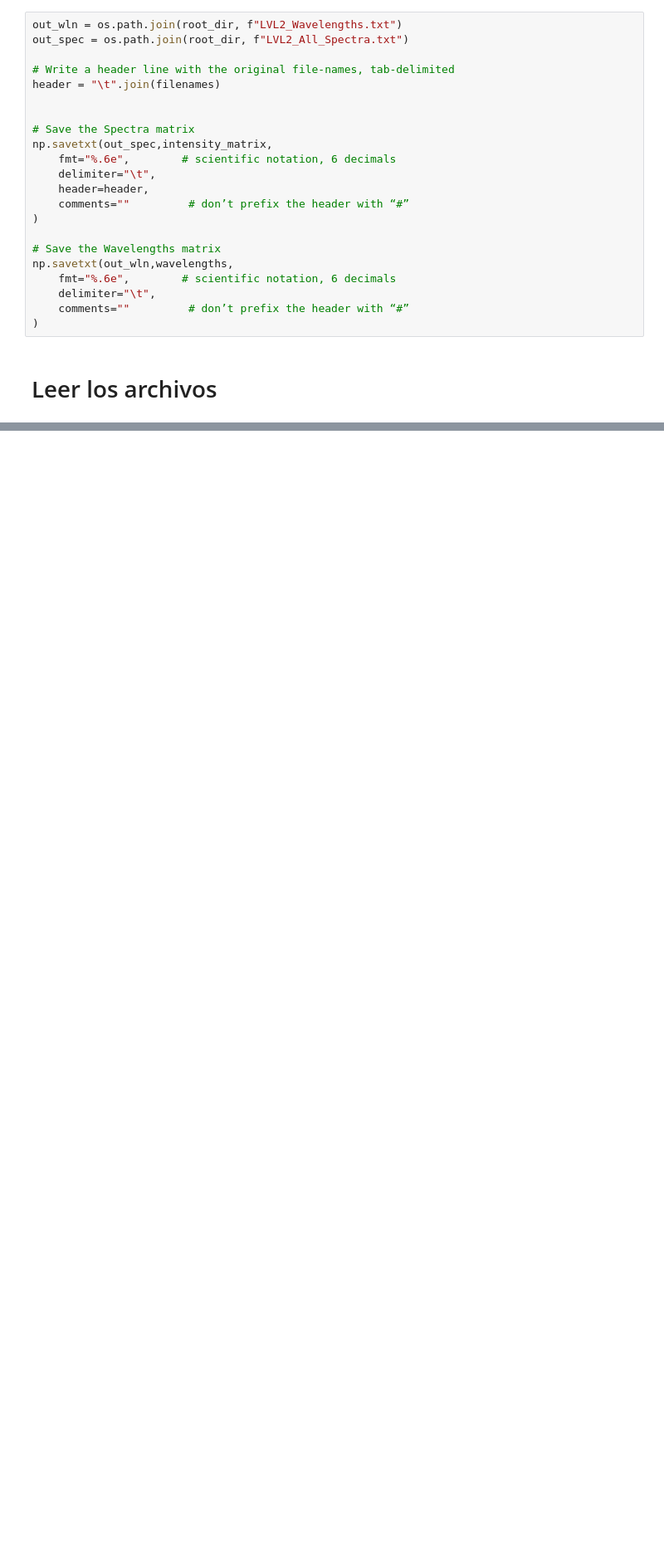
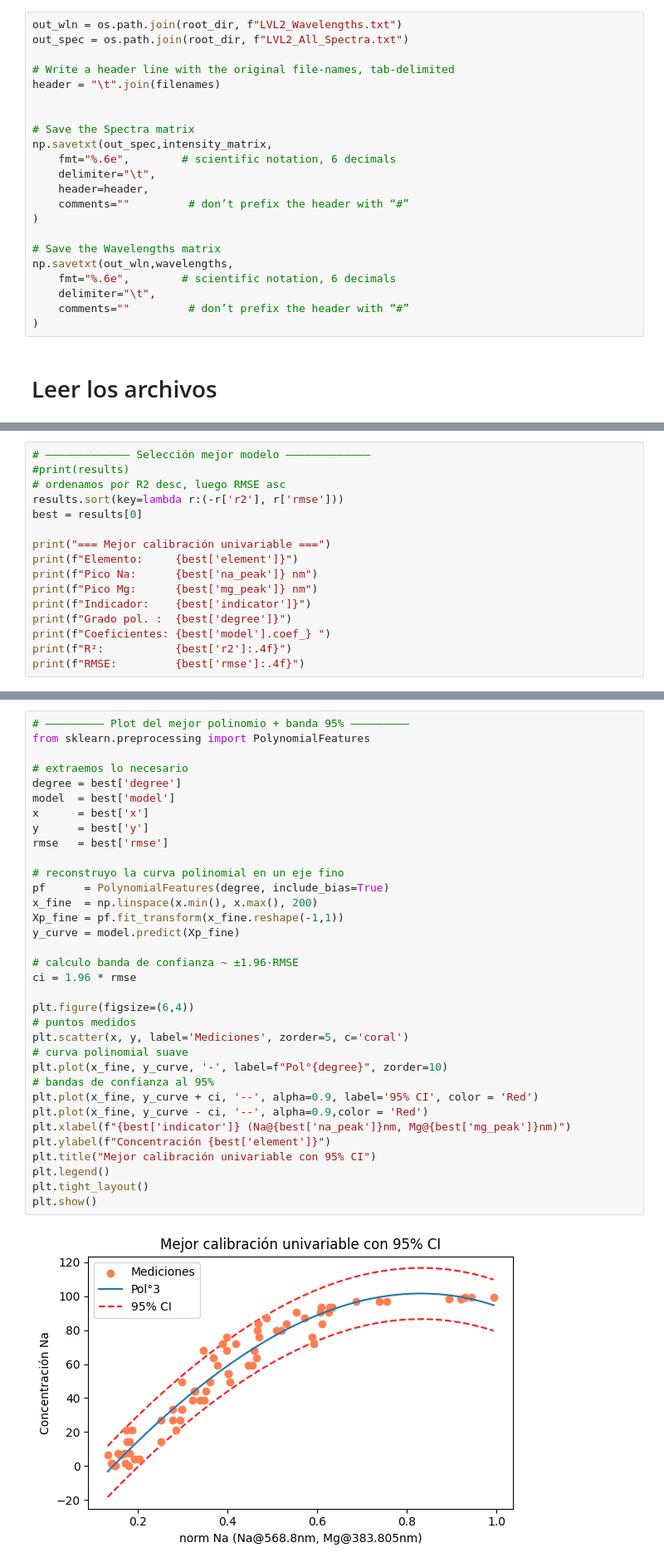
Before and after one commit to elsamoreno/LIBS_QUANTIFICATION_INTA, a Jupyter notebook: Machine Learning/Univariable.ipynb, the cells around one changed output, grey strips where cells are left out. Shown at 83% size. Cells and saved outputs as stored; diff of their text form; blank space fills up the shorter version.

Commit message:
Univariable
Código univariable terminado, el MCR-ALS

```diff
--- a/Machine Learning/Univariable.ipynb
+++ b/Machine Learning/Univariable.ipynb
@@ -111,0 +242,16 @@ wavelengths = np.loadtxt(dir_wln, delimiter="\t")
+# %%
+# ————————————— Selección mejor modelo —————————————
+#print(results)
+# ordenamos por R2 desc, luego RMSE asc
+results.sort(key=lambda r:(-r['r2'], r['rmse']))
+best = results[0]
+
+print("=== Mejor calibración univariable ===")
+print(f"Elemento:     {best['element']}")
+print(f"Pico Na:      {best['na_peak']} nm")
+print(f"Pico Mg:      {best['mg_peak']} nm")
+print(f"Indicador:    {best['indicator']}")
+print(f"Grado pol. :  {best['degree']}")
+print(f"Coeficientes: {best['model'].coef_} ")
+print(f"R²:           {best['r2']:.4f}")
+print(f"RMSE:         {best['rmse']:.4f}")
@@ -111,0 +268,36 @@ wavelengths = np.loadtxt(dir_wln, delimiter="\t")
+# %%
+# ————————— Plot del mejor polinomio + banda 95% —————————
+from sklearn.preprocessing import PolynomialFeatures
+
+# extraemos lo necesario
+degree = best['degree']
+model  = best['model']
+x      = best['x']
+y      = best['y']
+rmse   = best['rmse']
+
+# reconstruyo la curva polinomial en un eje fino
+pf      = PolynomialFeatures(degree, include_bias=True)
+x_fine  = np.linspace(x.min(), x.max(), 200)
+Xp_fine = pf.fit_transform(x_fine.reshape(-1,1))
+y_curve = model.predict(Xp_fine)
+
+# calculo banda de confianza ~ ±1.96·RMSE
+ci = 1.96 * rmse
+
+plt.figure(figsize=(6,4))
+# puntos medidos
+plt.scatter(x, y, label='Mediciones', zorder=5, c='coral')
+# curva polinomial suave
+plt.plot(x_fine, y_curve, '-', label=f"Pol°{degree}", zorder=10)
+# bandas de confianza al 95%
+plt.plot(x_fine, y_curve + ci, '--', alpha=0.9, label='95% CI', color = 'Red')
+plt.plot(x_fine, y_curve - ci, '--', alpha=0.9,color = 'Red')
+plt.xlabel(f"{best['indicator']} (Na@{best['na_peak']}nm, Mg@{best['mg_peak']}nm)")
+plt.ylabel(f"Concentración {best['element']}")
+plt.title("Mejor calibración univariable con 95% CI")
+plt.legend()
+plt.tight_layout()
+plt.show()
+# %% [output]
+[figure, added]
```
Also changed, not shown: parts of 16 cells of this notebook, 1 other file.
